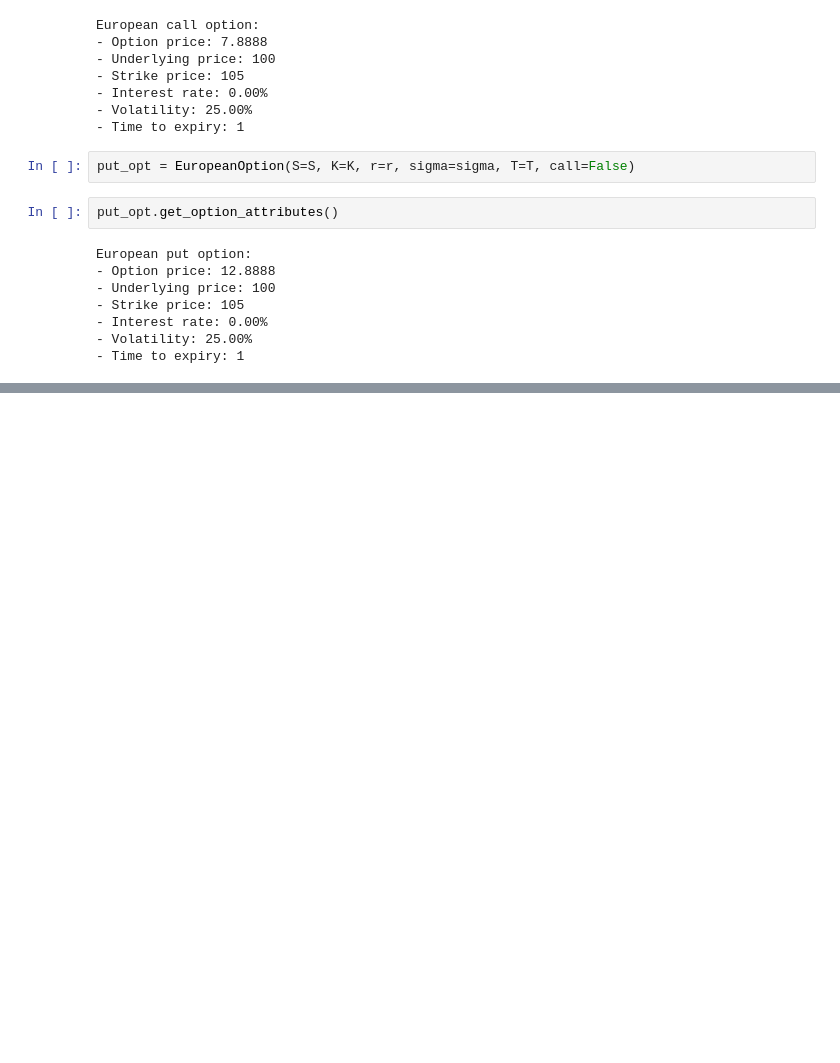
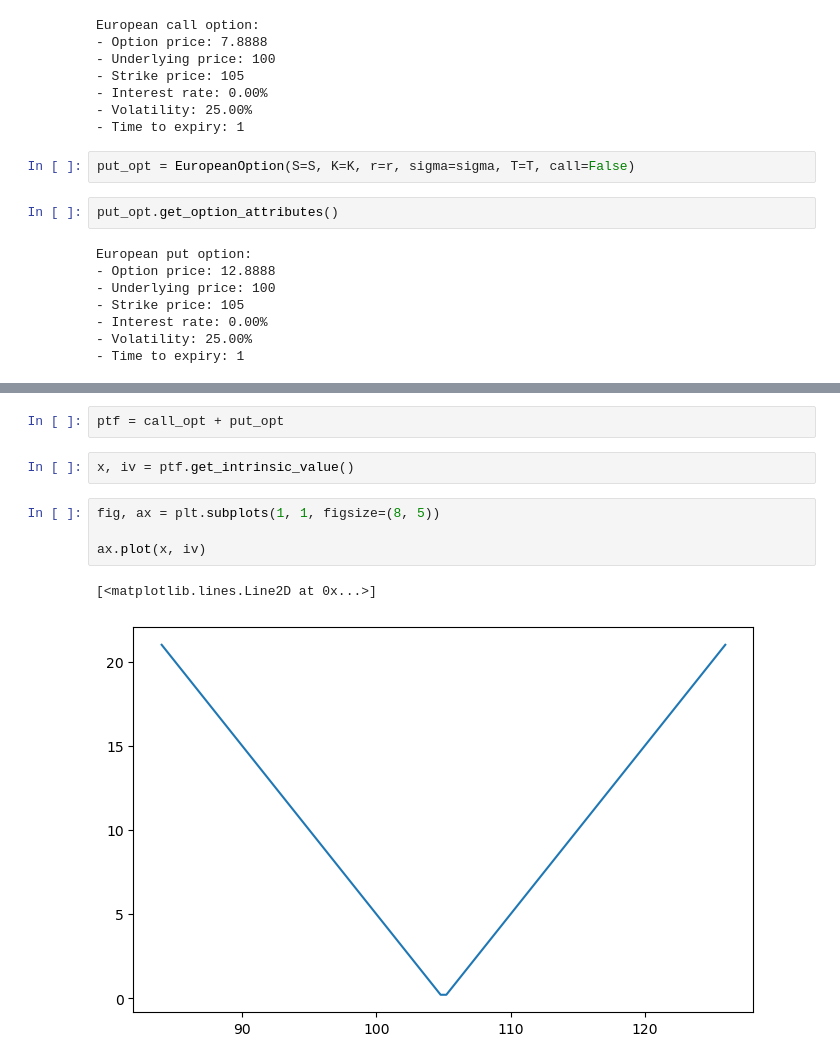
Before and after one commit to JGuidi/options-analysis, a Jupyter notebook: example.ipynb, the cells around one changed output, grey strips where cells are left out. Cells and saved outputs as stored; diff of their text form; blank space fills up the shorter version.

```diff
--- a/example.ipynb
+++ b/example.ipynb
@@ -32,0 +43,11 @@ European put option:
+# %%
+ptf = call_opt + put_opt
+# %%
+x, iv = ptf.get_intrinsic_value()
+# %%
+fig, ax = plt.subplots(1, 1, figsize=(8, 5))
+
+ax.plot(x, iv)
+# %% [output]
+[<matplotlib.lines.Line2D at 0x...>]
+[figure, added]
```
Also changed, not shown: parts of 3 cells of this notebook, 1 other file.
